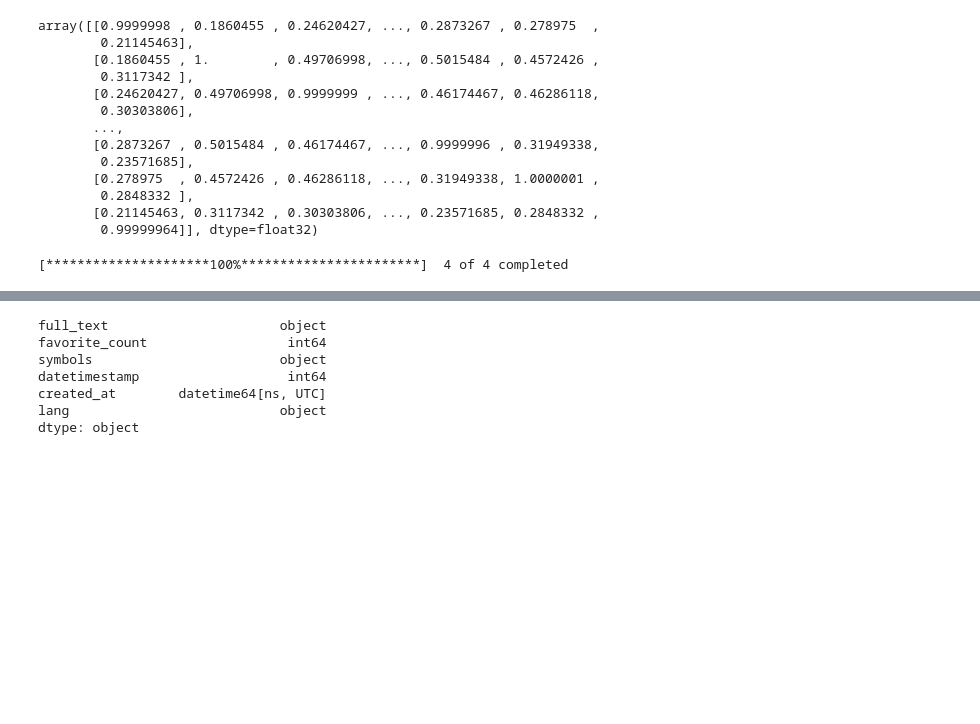
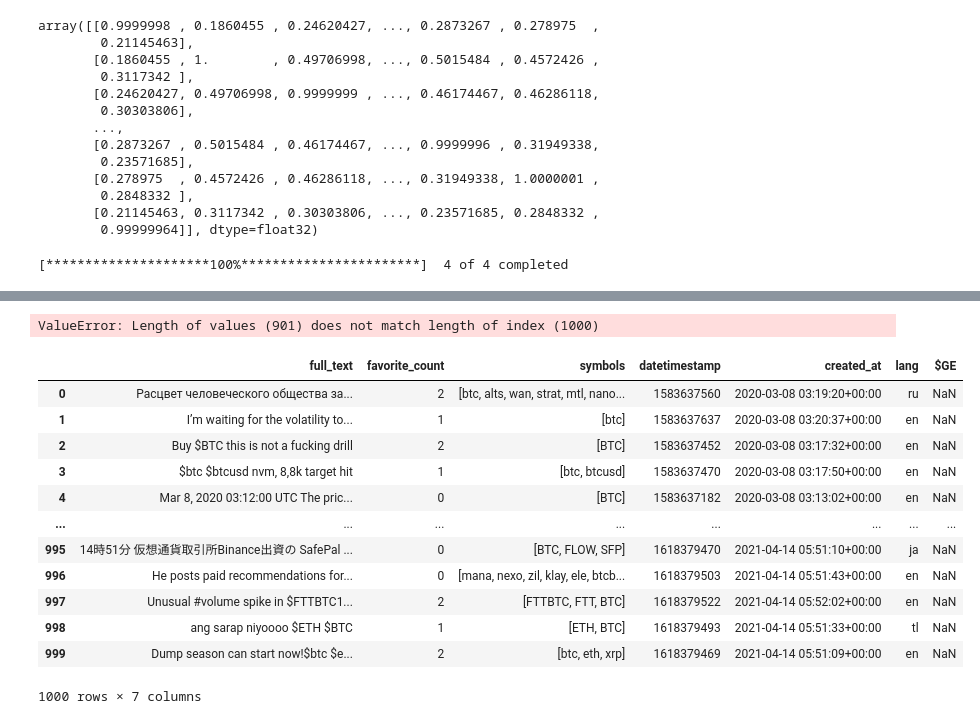
Before and after one commit to ianndelap/market_sentiment, a Jupyter notebook: notebooks/Untitled.ipynb, the cells around one changed output, grey strips where cells are left out. Cells and saved outputs as stored; diff of their text form; code cells hidden in the pictures; blank space fills up the shorter version.

```diff
--- a/notebooks/Untitled.ipynb
+++ b/notebooks/Untitled.ipynb
@@ -174,4 +174,5 @@ tickers = yf.download(tickers = 'INTC BYND GE BTC', interval='1d',start="2018-01
 # %% [output]
 [*********************100%***********************]  4 of 4 completed
 # %%
-difference = tickers['Close']['GE'].diff()
+ge_stock = tickers['Close']['GE'].diff()
+ge_stock
@@ -200,2 +203,2 @@ Name: GE, Length: 901, dtype: int64
 # %%
-ge_stock = tickers['Close']['GE']
+ge_stock = ge_stock.apply(one_or_zero)
@@ -215,10 +221,20 @@ DatetimeIndex(['2018-01-02', '2018-01-03', '2018-01-04', '2018-01-05',
 # %%
-cleaned_df.dtypes
+cleaned_df['$GE'] = ge_stock.values
 # %% [output]
-full_text                      object
-favorite_count                  int64
-symbols                        object
-datetimestamp                   int64
-created_at        datetime64[ns, UTC]
-lang                           object
-dtype: object
+ValueError: Length of values (901) does not match length of index (1000)
+# %%
+cleaned_df
+# %% [output]
+|  | full_text | favorite_count | symbols | datetimestamp | created_at | lang | $GE |
+| 0 | Расцвет человеческого общества за... | 2 | [btc, alts, wan, strat, mtl, nano... | 1583637560 | 2020-03-08 03:19:20+00:00 | ru | NaN |
+| 1 | I’m waiting for the volatility to... | 1 | [btc] | 1583637637 | 2020-03-08 03:20:37+00:00 | en | NaN |
+| 2 | Buy $BTC this is not a fucking drill | 2 | [BTC] | 1583637452 | 2020-03-08 03:17:32+00:00 | en | NaN |
+| 3 | $btc $btcusd nvm, 8,8k target hit | 1 | [btc, btcusd] | 1583637470 | 2020-03-08 03:17:50+00:00 | en | NaN |
+| 4 | Mar 8, 2020 03:12:00 UTC The pric... | 0 | [BTC] | 1583637182 | 2020-03-08 03:13:02+00:00 | en | NaN |
+| ... | ... | ... | ... | ... | ... | ... | ... |
+| 995 | 14時51分 仮想通貨取引所Binance出資の SafePal ... | 0 | [BTC, FLOW, SFP] | 1618379470 | 2021-04-14 05:51:10+00:00 | ja | NaN |
+| 996 | He posts paid recommendations for... | 0 | [mana, nexo, zil, klay, ele, btcb... | 1618379503 | 2021-04-14 05:51:43+00:00 | en | NaN |
+| 997 | Unusual #volume spike in $FTTBTC1... | 2 | [FTTBTC, FTT, BTC] | 1618379522 | 2021-04-14 05:52:02+00:00 | en | NaN |
+| 998 | ang sarap niyoooo $ETH $BTC | 1 | [ETH, BTC] | 1618379493 | 2021-04-14 05:51:33+00:00 | tl | NaN |
+| 999 | Dump season can start now!$btc $e... | 2 | [btc, eth, xrp] | 1618379469 | 2021-04-14 05:51:09+00:00 | en | NaN |
+1000 rows × 7 columns
```
Also changed, not shown: parts of 7 cells of this notebook.
